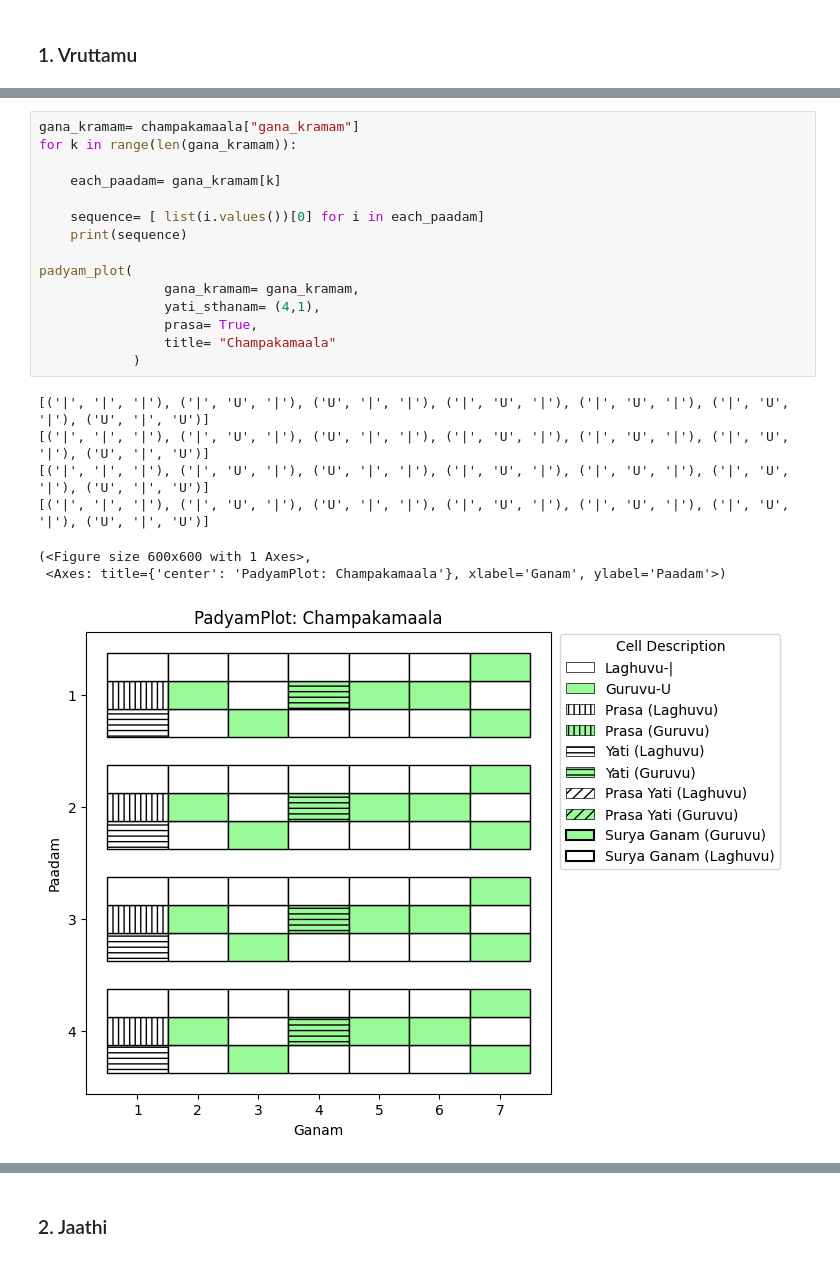
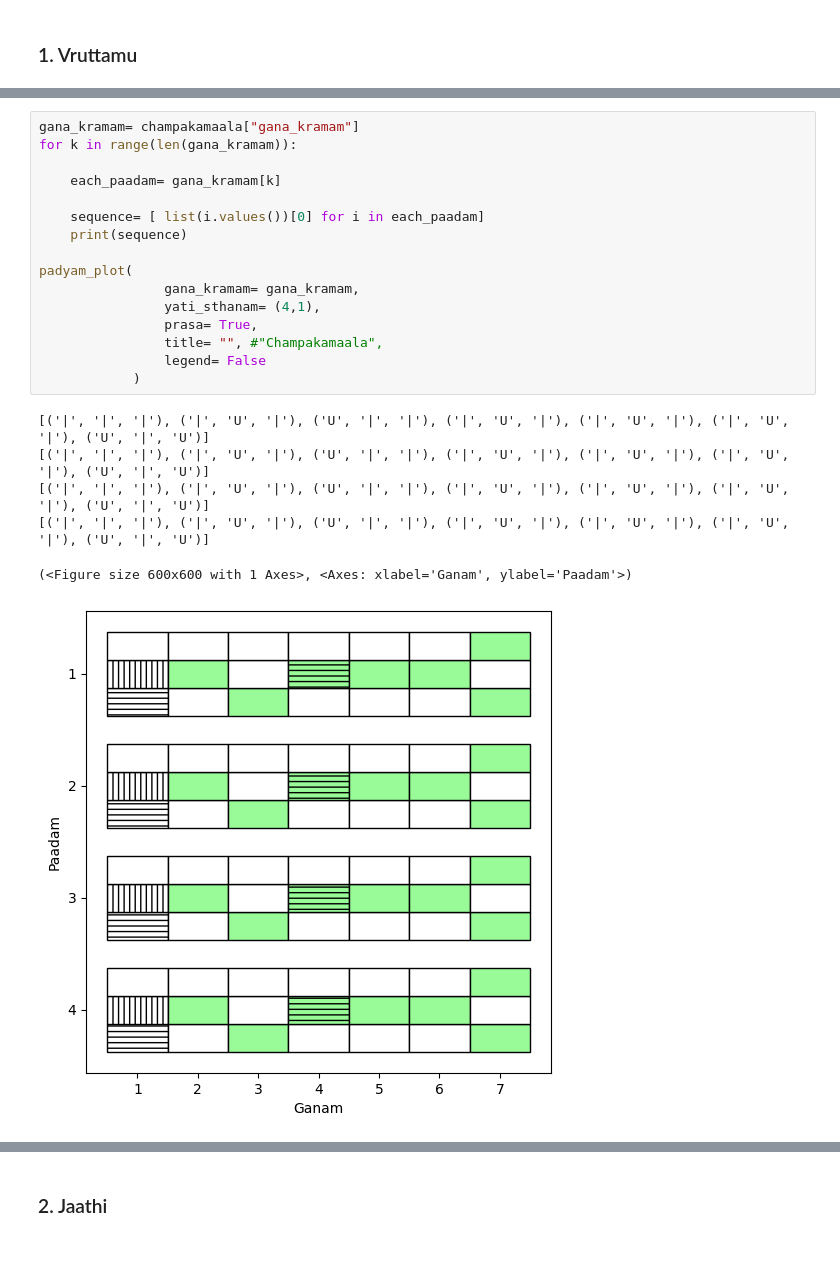
Before and after one commit to BodduSriPavan-111/chandassu, a Jupyter notebook: examples/PadyamPlot.ipynb, the cells around one changed output, grey strips where cells are left out. Drawn from its saved outputs; the diff is of its cells as text.

```diff
--- a/examples/PadyamPlot.ipynb
+++ b/examples/PadyamPlot.ipynb
@@ -73,26 +73,26 @@ padyam_plot(
 # %%
 gana_kramam= champakamaala["gana_kramam"]
 for k in range(len(gana_kramam)):
 
     each_paadam= gana_kramam[k]
 
     sequence= [ list(i.values())[0] for i in each_paadam]
     print(sequence)
 
 padyam_plot(
                 gana_kramam= gana_kramam,
                 yati_sthanam= (4,1),
                 prasa= True,
-                title= "Champakamaala"
+                title= "", #"Champakamaala",
+                legend= False
             )
 # %% [output]
 [('|', '|', '|'), ('|', 'U', '|'), ('U', '|', '|'), ('|', 'U', '|'), ('|', 'U', '|'), ('|', 'U', '|'), ('U', '|', 'U')]
 [('|', '|', '|'), ('|', 'U', '|'), ('U', '|', '|'), ('|', 'U', '|'), ('|', 'U', '|'), ('|', 'U', '|'), ('U', '|', 'U')]
 [('|', '|', '|'), ('|', 'U', '|'), ('U', '|', '|'), ('|', 'U', '|'), ('|', 'U', '|'), ('|', 'U', '|'), ('U', '|', 'U')]
 [('|', '|', '|'), ('|', 'U', '|'), ('U', '|', '|'), ('|', 'U', '|'), ('|', 'U', '|'), ('|', 'U', '|'), ('U', '|', 'U')]
-(<Figure size 600x600 with 1 Axes>,
- <Axes: title={'center': 'PadyamPlot: Champakamaala'}, xlabel='Ganam', ylabel='Paadam'>)
+(<Figure size 600x600 with 1 Axes>, <Axes: xlabel='Ganam', ylabel='Paadam'>)
-[figure, old version]
+[figure, new version]
 # %%
 gana_kramam= saardulamu["gana_kramam"]
 for k in range(len(gana_kramam)):
```
Also changed, not shown: parts of 8 cells of this notebook, 2 other files.
